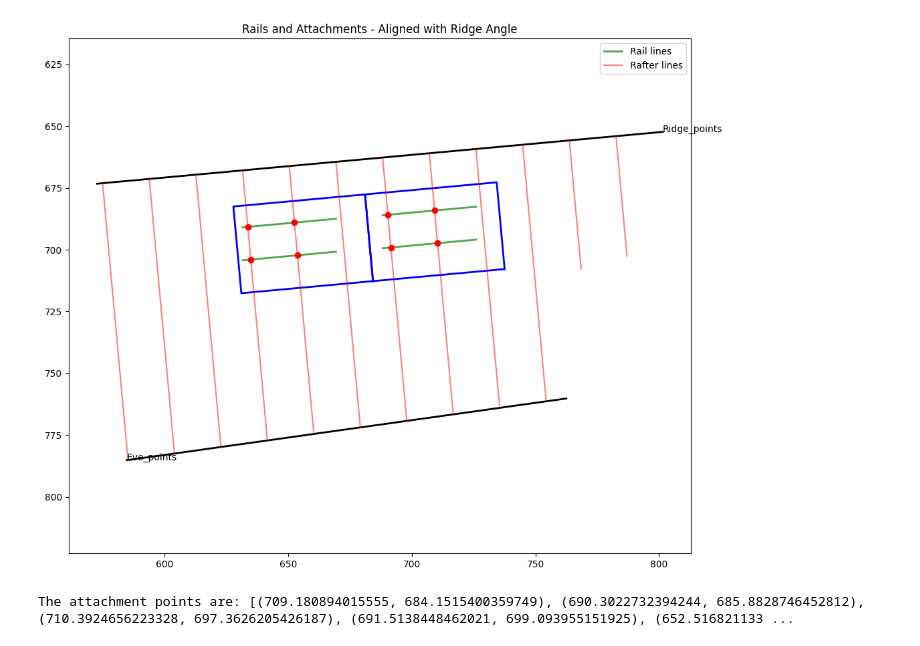
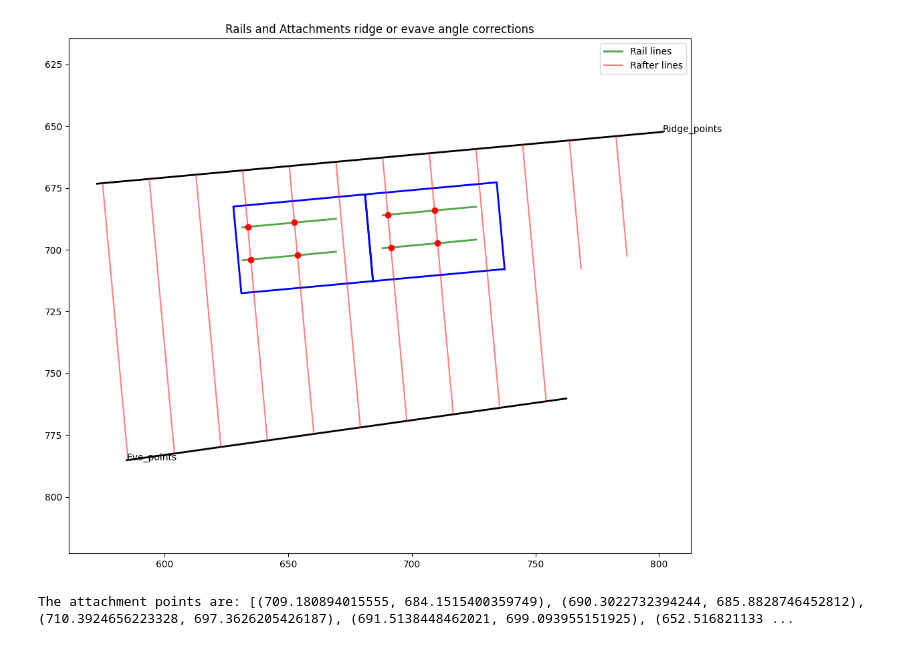
Before and after one commit to anandrajB/polygon-experiments, a Jupyter notebook: calc.ipynb, the cells around one changed output. Drawn from its saved outputs; the diff is of its cells as text; code cells hidden in the pictures.

```diff
--- a/calc.ipynb
+++ b/calc.ipynb
@@ -179,33 +179,33 @@ for line in horizontal_lines:
 # Plot vertical lines (rafters)
 for line in vertical_lines:
     x, y = line.xy
     plt.plot(x, y, 'r-', alpha=0.5, label='Rafter lines')
 
 # Plot attachment points (intersections)
 for point in h_v_intersections:
     plt.plot(point[0], point[1], 'ro', markersize=6)
 
 # Get all x and y values for plot limits
 x_values = [coord[0] for poly in polygon_coords for coord in poly] + [seg[0][0] for seg in rafter_lines] + [seg[1][0] for seg in rafter_lines]
 y_values = [coord[1] for poly in polygon_coords for coord in poly] + [seg[0][1] for seg in rafter_lines] + [seg[1][1] for seg in rafter_lines]
 
 # Set plot limits with some padding
 plt.xlim(min(x_values) - 50, max(x_values) + 50)
 plt.ylim(min(y_values) - 50, max(y_values) + 50)
 
-plt.title('Rails and Attachments - Aligned with Ridge Angle')
+plt.title('Rails and Attachments ridge or evave angle corrections')
 plt.grid(False)
 # Remove duplicate labels
 handles, labels = plt.gca().get_legend_handles_labels()
 by_label = dict(zip(labels, handles))
 plt.legend(by_label.values(), by_label.keys())
 plt.axis('equal')
 plt.gca().invert_yaxis()
 plt.show()
 
 # Print attachment points
 attachment_points = [item for item in h_v_intersections]
 print("The attachment points are:", attachment_points)
 # %% [output]
-[figure, old version]
+[figure, new version]
 The attachment points are: [(709.180894015555, 684.1515400359749), (690.3022732394244, 685.8828746452812), (710.3924656223328, 697.3626205426187), (691.5138448462021, 699.093955151925), (652.516821133 ...
```
Also changed, not shown: parts of 1 cell of this notebook, 1 other file.
